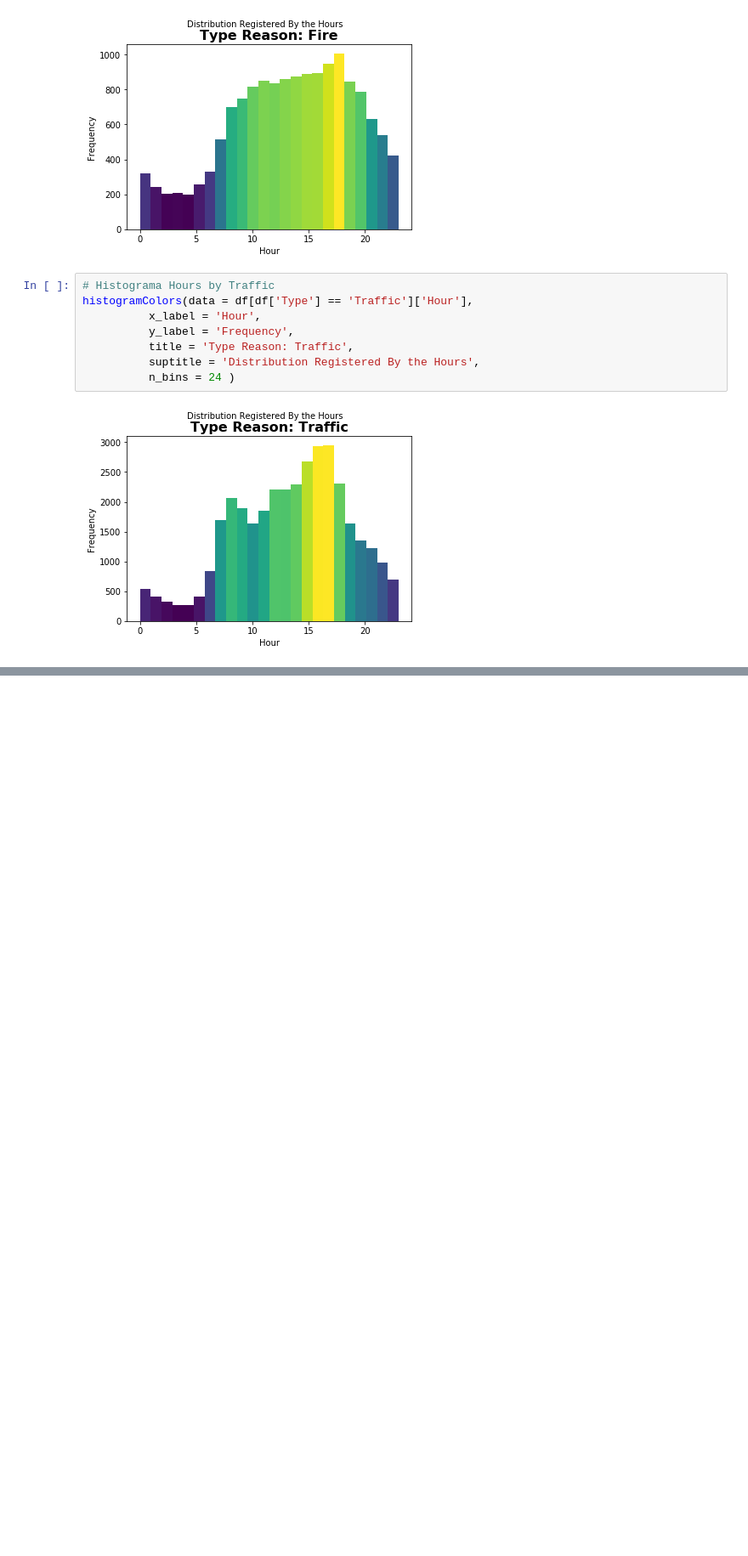
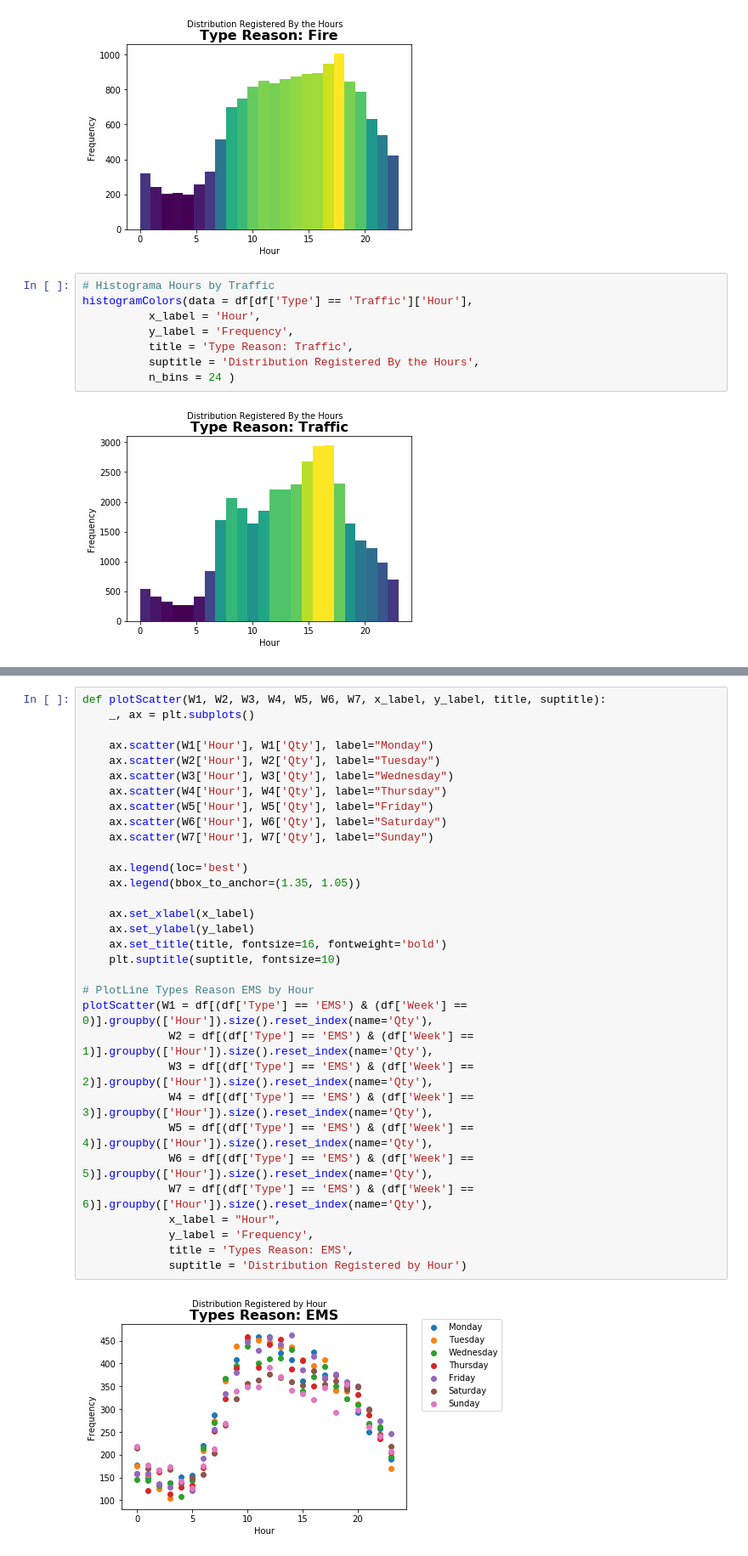
Before and after one commit to aabrantes/datascience, a Jupyter notebook: Trabalho_Apresentação.ipynb, the cells around one changed output, grey strips where cells are left out. Shown: that part at 85% size. Saved outputs shown, nothing was run; the diff lists cells and outputs as text; blank space fills up the shorter version.

```diff
--- a/Trabalho_Apresentação.ipynb
+++ b/Trabalho_Apresentação.ipynb
@@ -184,0 +185,34 @@ plotLine(X = df[df['Type'] == 'EMS'].groupby(['Week']).size(),
+# %%
+def plotScatter(W1, W2, W3, W4, W5, W6, W7, x_label, y_label, title, suptitle):
+    _, ax = plt.subplots()
+
+    ax.scatter(W1['Hour'], W1['Qty'], label="Monday")
+    ax.scatter(W2['Hour'], W2['Qty'], label="Tuesday")
+    ax.scatter(W3['Hour'], W3['Qty'], label="Wednesday")
+    ax.scatter(W4['Hour'], W4['Qty'], label="Thursday")
+    ax.scatter(W5['Hour'], W5['Qty'], label="Friday")
+    ax.scatter(W6['Hour'], W6['Qty'], label="Saturday")
+    ax.scatter(W7['Hour'], W7['Qty'], label="Sunday")
+
+    ax.legend(loc='best')
+    ax.legend(bbox_to_anchor=(1.35, 1.05))
+
+    ax.set_xlabel(x_label)
+    ax.set_ylabel(y_label)
+    ax.set_title(title, fontsize=16, fontweight='bold')
+    plt.suptitle(suptitle, fontsize=10)
+
+# PlotLine Types Reason EMS by Hour
+plotScatter(W1 = df[(df['Type'] == 'EMS') & (df['Week'] == 0)].groupby(['Hour']).size().reset_index(name='Qty'),
+             W2 = df[(df['Type'] == 'EMS') & (df['Week'] == 1)].groupby(['Hour']).size().reset_index(name='Qty'),
+             W3 = df[(df['Type'] == 'EMS') & (df['Week'] == 2)].groupby(['Hour']).size().reset_index(name='Qty'),
+             W4 = df[(df['Type'] == 'EMS') & (df['Week'] == 3)].groupby(['Hour']).size().reset_index(name='Qty'),
+             W5 = df[(df['Type'] == 'EMS') & (df['Week'] == 4)].groupby(['Hour']).size().reset_index(name='Qty'),
+             W6 = df[(df['Type'] == 'EMS') & (df['Week'] == 5)].groupby(['Hour']).size().reset_index(name='Qty'),
+             W7 = df[(df['Type'] == 'EMS') & (df['Week'] == 6)].groupby(['Hour']).size().reset_index(name='Qty'),
+             x_label = "Hour",
+             y_label = 'Frequency',
+             title = 'Types Reason: EMS',
+             suptitle = 'Distribution Registered by Hour')
+# %% [output]
+[figure, added]
```
Also changed, not shown: parts of 3 cells of this notebook.
